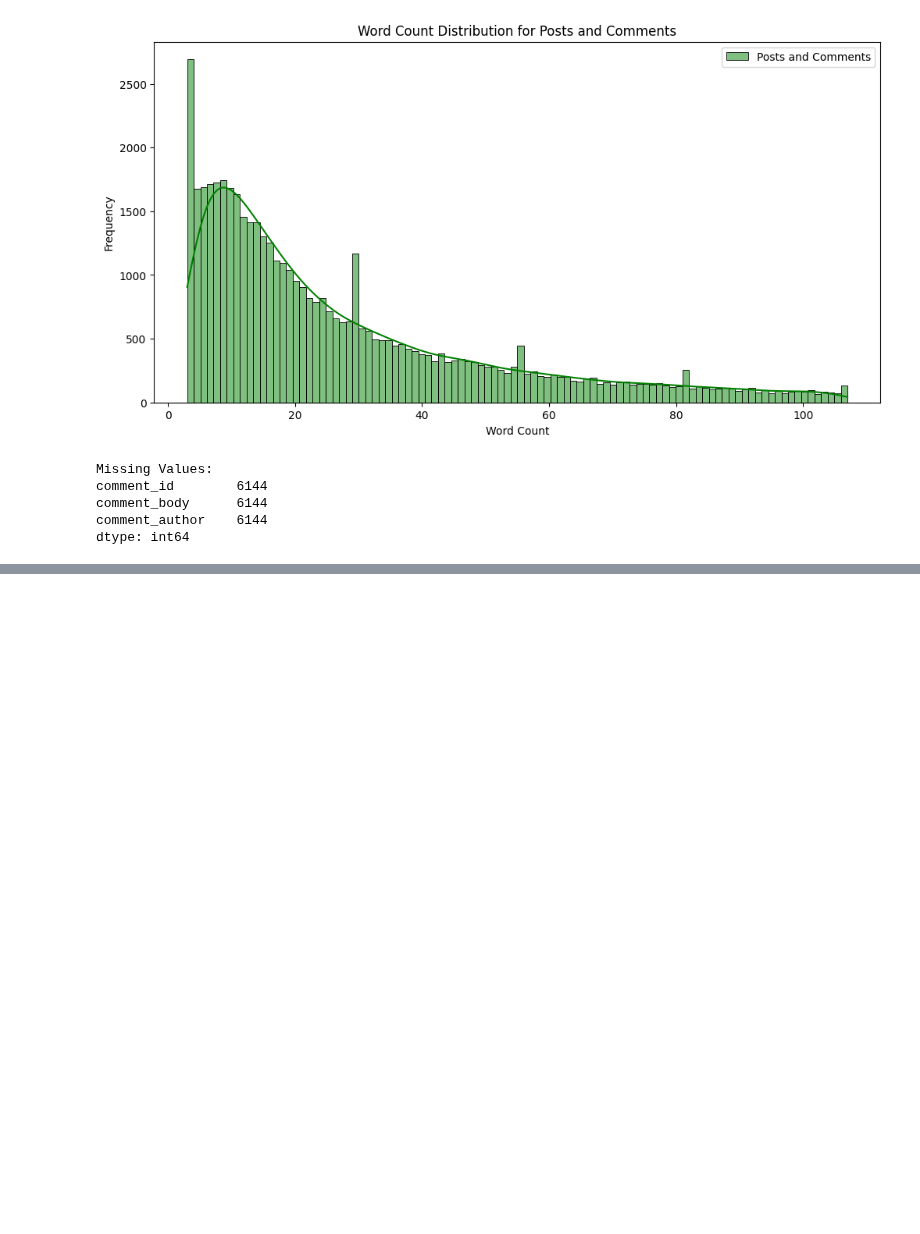
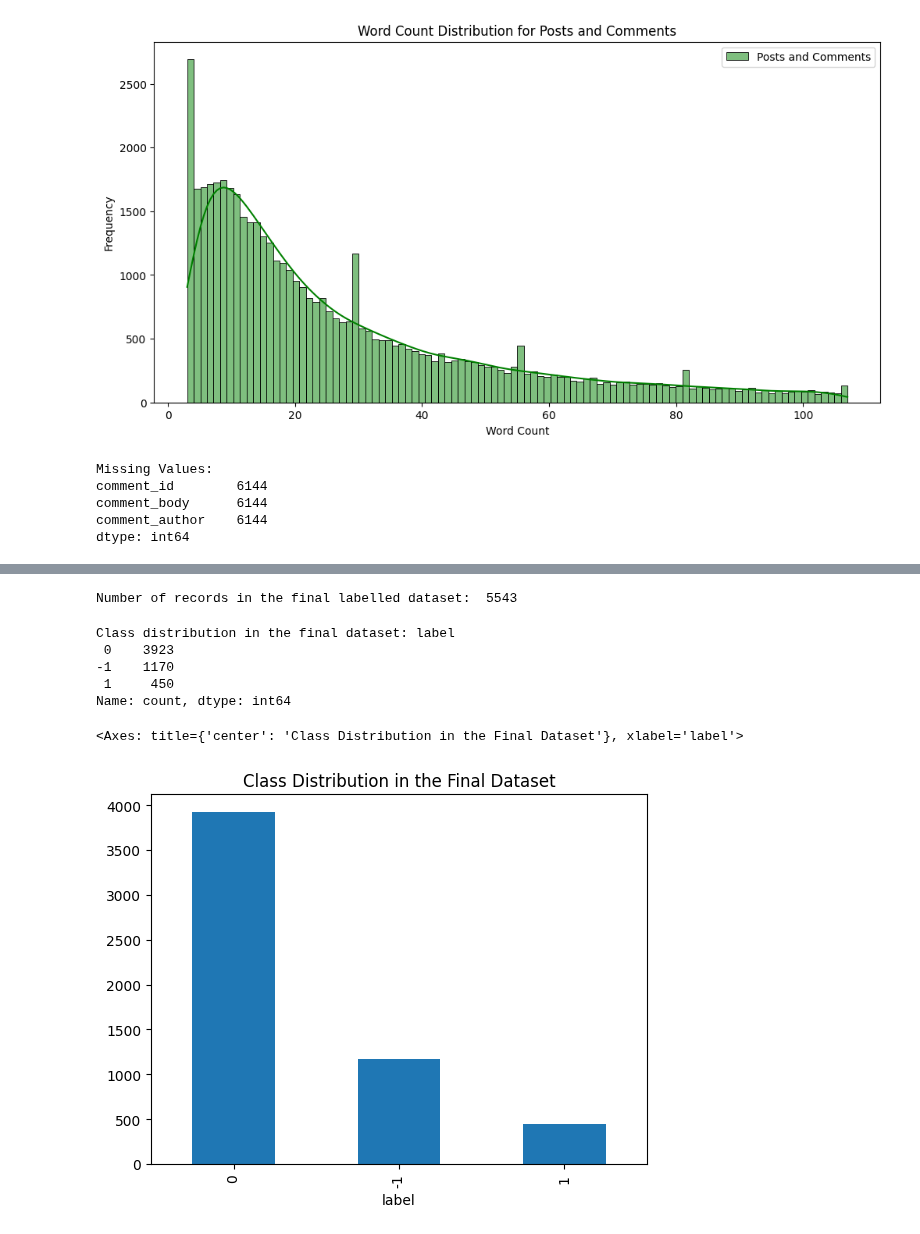
Before and after one commit to ajm2004/OpenAI-Sentiment-Analysis, a Jupyter notebook: openAI_Notebook.ipynb, the cells around one changed output, grey strips where cells are left out. Drawn from its saved outputs; the diff is of its cells as text; code cells hidden in the pictures; blank space fills up the shorter version.

Commit message:
Add data selection and labelling code to notebook

```diff
--- a/openAI_Notebook.ipynb
+++ b/openAI_Notebook.ipynb
@@ -1164,0 +1651,10 @@ filtered_data.to_csv('Data/filtered_data.csv', index=False)
+# %%
+# Drop irrelevant columns from the automatic df, and rename the roberta_label column to label
+final_automatic_df.drop(columns=['roberta_score', 'cosine_similarity'], inplace=True)
+final_automatic_df.rename(columns = {'roberta_label':'label'}, inplace=True)
+# %%
+# Concatenate manual dataframes, in order from round 5 to round 1
+manual_df = pd.concat([round5_manual_df, round4_manual_df, round3_manual_df, round2_manual_df, round1_manual_df], ignore_index=True, sort=False)
+# Drop duplicates, keeping the first occurence (latest manual label)
+manual_df.drop_duplicates(subset=['text'], keep='first', inplace=True)
+print("Number of records manually labelled during active learning: ", manual_df.shape[0])
@@ -1164,0 +1663,15 @@ filtered_data.to_csv('Data/filtered_data.csv', index=False)
+# %%
+# Concatenate manual and automatic dataframes
+final_df = pd.concat([manual_df, final_automatic_df], ignore_index=True, sort=False)
+
+# Drop duplicates, keeping the first occurence (priority to manual labels)
+final_df.drop_duplicates(subset=['text'], keep='first', inplace=True)
+# %%
+# Display number of irrelevant rows (labelled as 2)
+print("Number of rows manually labelled irrelevant (out of 484):",final_df[final_df['label'] == 2].shape[0])
+
+# Drop rows which are labelled "irrelevant (label=2)"
+final_df = final_df[final_df['label'] != 2]
+
+# Set type of label column to int
+final_df['label'] = final_df['label'].astype(int)
@@ -1164,0 +1695,18 @@ filtered_data.to_csv('Data/filtered_data.csv', index=False)
+# %%
+# Size the final labelled dataset
+print("Number of records in the final labelled dataset: ", final_df.shape[0])
+# %% [output]
+Number of records in the final labelled dataset:  5543
+# %%
+# Visualize the distribution of labels in the final dataset
+class_distribution = final_df['label'].value_counts()
+print("Class distribution in the final dataset:", class_distribution)
+class_distribution.plot(kind='bar', title='Class Distribution in the Final Dataset')
+# %% [output]
+Class distribution in the final dataset: label
+ 0    3923
+-1    1170
+ 1     450
+Name: count, dtype: int64
+<Axes: title={'center': 'Class Distribution in the Final Dataset'}, xlabel='label'>
+[figure, added]
```
Also changed, not shown: parts of 68 cells of this notebook.
